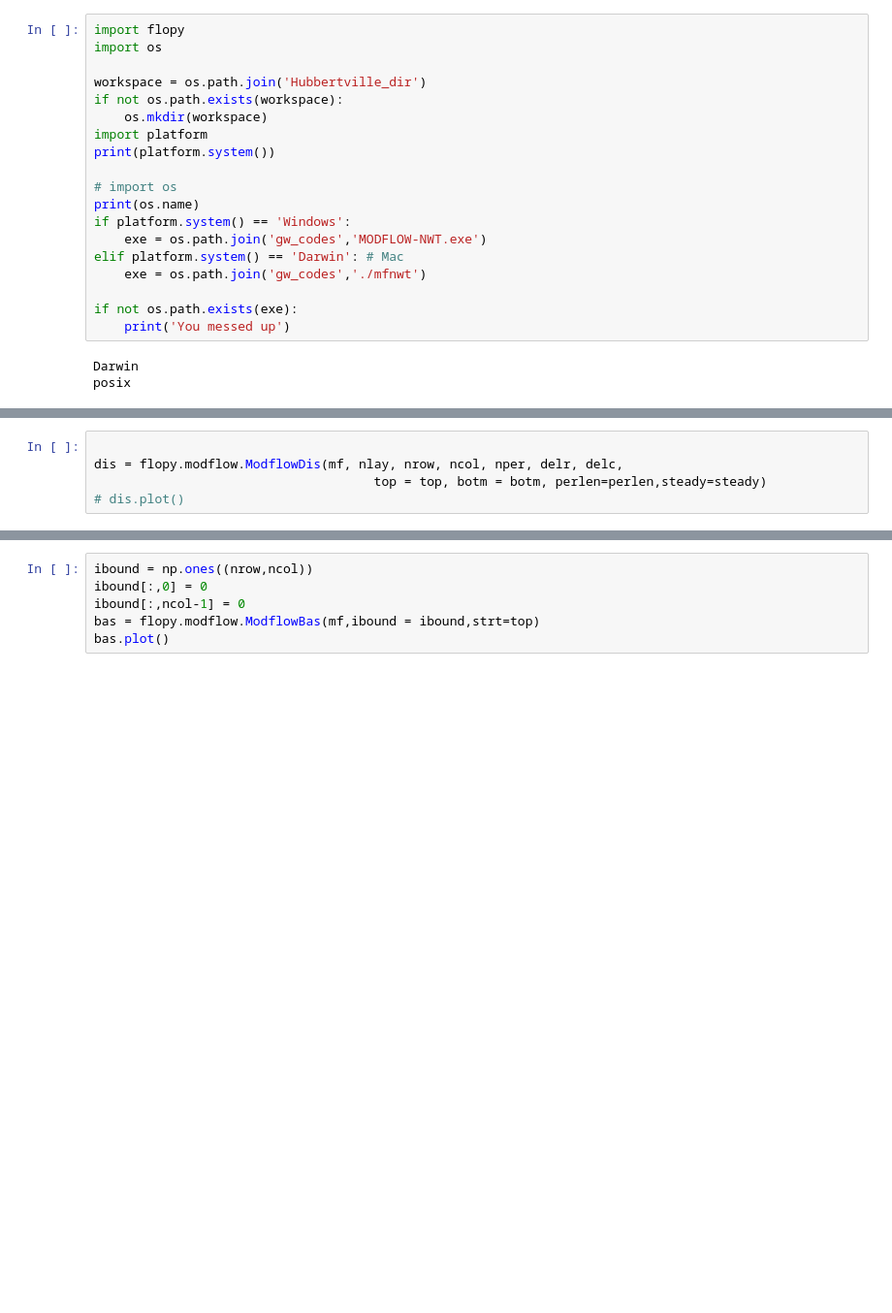
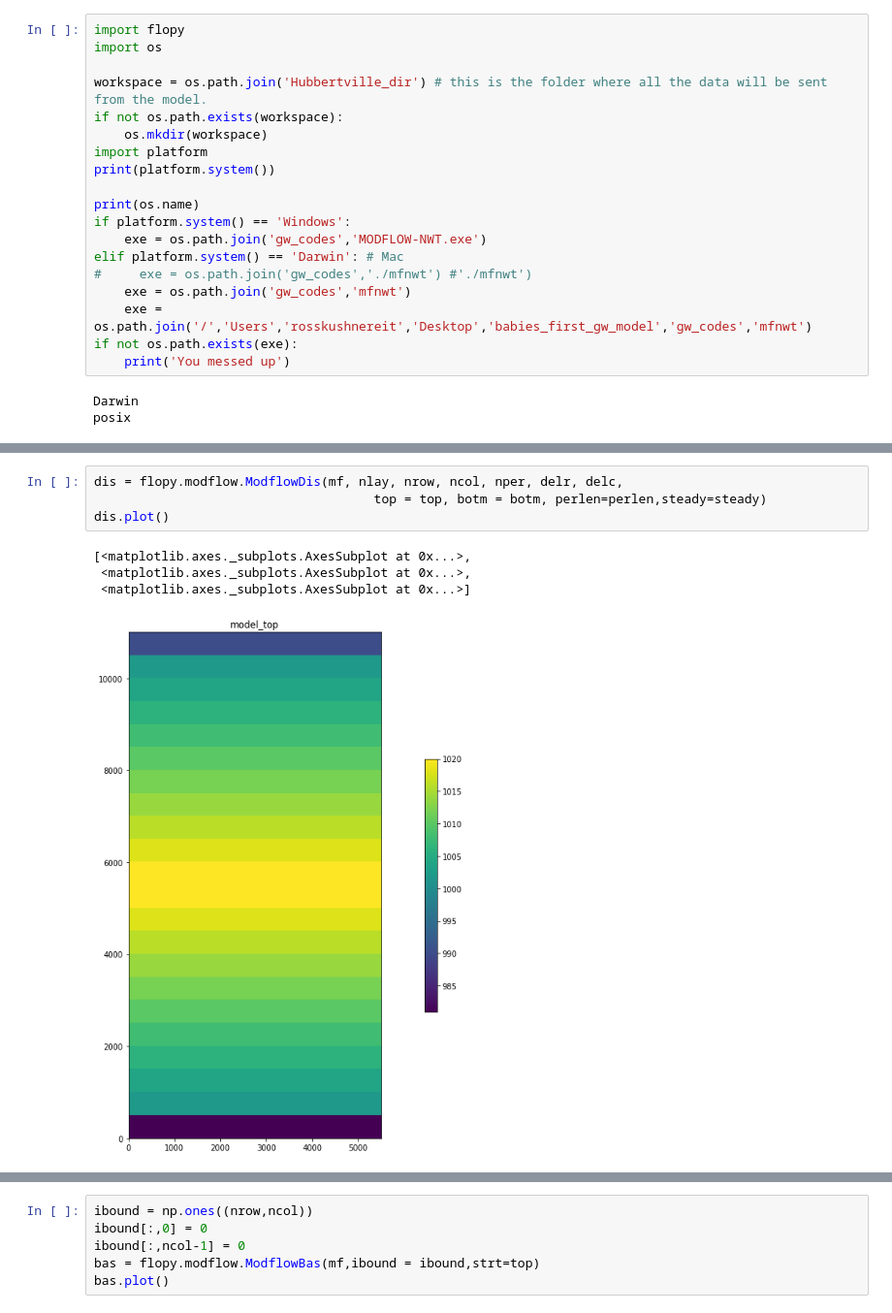
Before and after one commit to rosskush/HydroPy, a Jupyter notebook: HydroPy/Examples/Notebooks/02_Hubbertville_example.ipynb, the cells around one changed output, grey strips where cells are left out. Shown at 97% size. Drawn from its saved outputs; the diff is of its cells as text; blank space fills up the shorter version.

Commit message:
added more to the Hubbertville example "i"

```diff
--- a/HydroPy/Examples/Notebooks/02_Hubbertville_example.ipynb
+++ b/HydroPy/Examples/Notebooks/02_Hubbertville_example.ipynb
@@ -70,19 +77,19 @@ Text(0.5,1,'Landsurface Elevation (meters)')
 import flopy
 import os
 
-workspace = os.path.join('Hubbertville_dir')
+workspace = os.path.join('Hubbertville_dir') # this is the folder where all the data will be sent from the model.
 if not os.path.exists(workspace):
     os.mkdir(workspace)
 import platform
 print(platform.system())
 
-# import os
 print(os.name)
 if platform.system() == 'Windows':
     exe = os.path.join('gw_codes','MODFLOW-NWT.exe')
 elif platform.system() == 'Darwin': # Mac
-    exe = os.path.join('gw_codes','./mfnwt')
-
+#     exe = os.path.join('gw_codes','./mfnwt') #'./mfnwt')
+    exe = os.path.join('gw_codes','mfnwt')
+    exe = os.path.join('/','Users','rosskushnereit','Desktop','babies_first_gw_model','gw_codes','mfnwt')
 if not os.path.exists(exe):
     print('You messed up')
 # %% [output]
@@ -96,5 +111,9 @@ gw_codes/./mfnwt
 # %%
-
 dis = flopy.modflow.ModflowDis(mf, nlay, nrow, ncol, nper, delr, delc,
                                      top = top, botm = botm, perlen=perlen,steady=steady)
-# dis.plot()
+dis.plot()
+# %% [output]
+[<matplotlib.axes._subplots.AxesSubplot at 0x...>,
+ <matplotlib.axes._subplots.AxesSubplot at 0x...>,
+ <matplotlib.axes._subplots.AxesSubplot at 0x...>]
+[figure, added]
```
Also changed, not shown: parts of 18 cells of this notebook, 6 other files.
